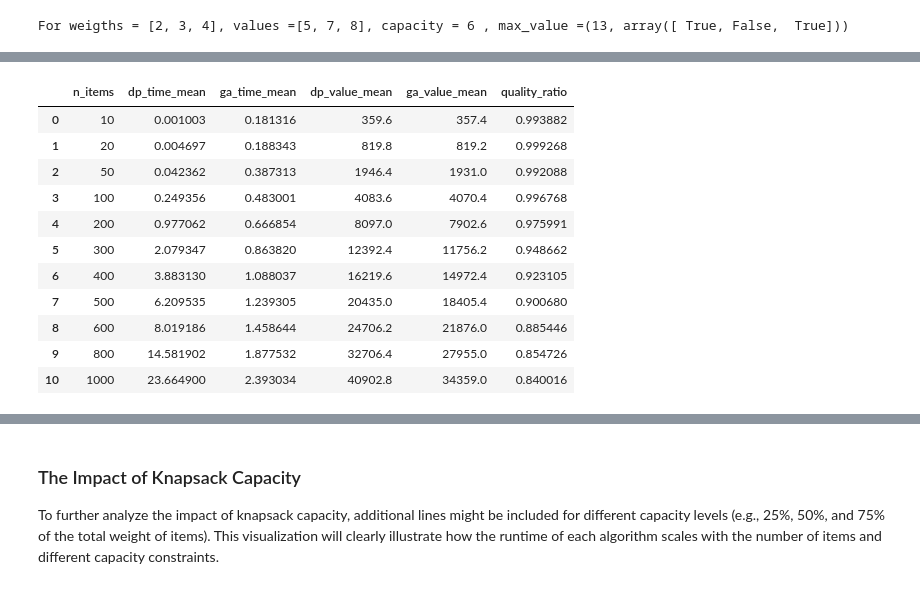
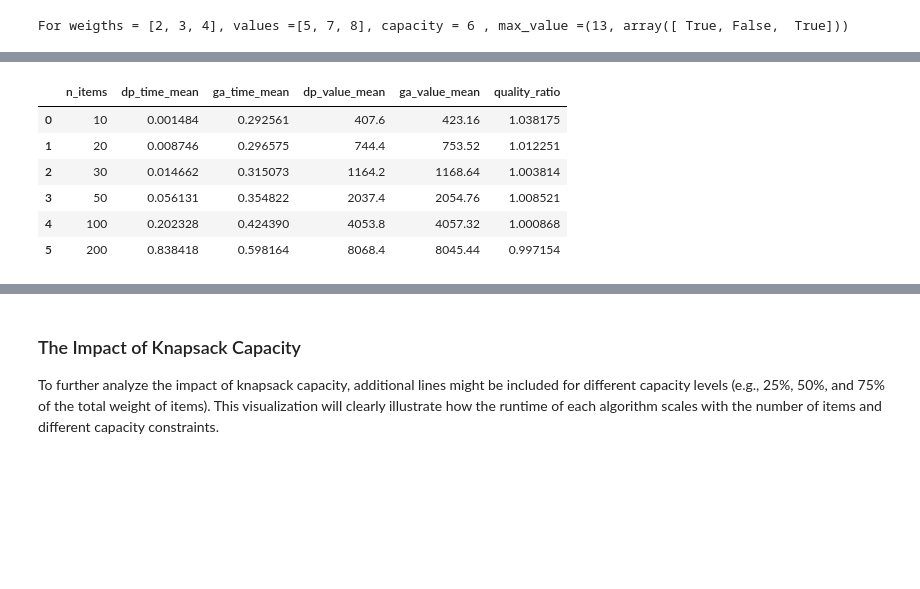
Before and after one commit to i11g/Math-Project, a Jupyter notebook: Math Project.ipynb, the cells around one changed output, grey strips where cells are left out. Drawn from its saved outputs; the diff is of its cells as text; code cells hidden in the pictures; blank space fills up the shorter version.

```diff
--- a/Math Project.ipynb
+++ b/Math Project.ipynb
@@ -310,11 +302,21 @@ The algoritm returns the best value and its corresponding binary vector.
 # %%
 def solve_knapsack_ga(weights, values, capacity, population_size=100, num_generations=200,
-                      mutation_rate=0.01, tournament_size=3, elitism=True):
+                      mutation_rate=0.01, tournament_size=3, elitism=True, penalty_coef=None):
 
     n = len(weights)
+
+    if penalty_coef is None:
+        penalty_coef = float(values.sum()) / float(weights.sum())
+
     def fitness(ind):
-        total_w = int((weights * ind).sum())
-        return int((values * ind).sum()) if total_w <= capacity else 0
+        total_w = float((weights * ind).sum())
+        total_v = float((values * ind).sum())
+        if total_w <= capacity:
+            return total_v
+        else:
+            # penalize by how much we exceed the capacity
+            overweight = total_w - capacity
+            return total_v - penalty_coef * overweight
 
     def create():
         return np.random.randint(0, 2, size=n)
@@ -340,7 +342,7 @@ def solve_knapsack_ga(weights, values, capacity, population_size=100, num_genera
         idx = int(np.argmax(fits))
         if fits[idx] > best_val:
             best_val, best_ind = fits[idx], pop[idx].copy()
-        new_pop = []
+             new_pop = []
         if elitism:
             new_pop.append(best_ind.copy())
         while len(new_pop) < population_size:
@@ -462,7 +418,8 @@ def run_ga(weights, values, capacity, params):
         num_generations=params['num_generations'],
         mutation_rate=params['mutation_rate'],
         tournament_size=params['tournament_size'],
-        elitism=params['elitism']
+        elitism=params['elitism'],
+        penalty_coef=params.get('penalty_coef', None)
     )
     return value, selected, time.perf_counter() - t0
 
@@ -474,8 +431,8 @@ def benchmark_with_quality(ns, repeats=5, ga_params=None):
             'num_generations': 200,
             'mutation_rate': 0.01,
             'tournament_size': 3,
-            'elitism': True
-        }
+            'elitism': True,
+            'penalty_coef': 0.8}
     results = []
     for n in ns:
         dp_times, ga_times = [], []
@@ -485,79 +442,40 @@ def benchmark_with_quality(ns, repeats=5, ga_params=None):
             val_dp, _, t_dp = run_dp(w, v, C)
             val_ga, _, t_ga = run_ga(w, v, C, ga_params)
             dp_times.append(t_dp)
             ga_times.append(t_ga)
             dp_vals.append(val_dp)
             ga_vals.append(val_ga)
         mean_dp_val = np.mean(dp_vals)
         mean_ga_val = np.mean(ga_vals)
         results.append({
             'n_items': n,
             'dp_time_mean': np.mean(dp_times),
             'ga_time_mean': np.mean(ga_times),
             'dp_value_mean': mean_dp_val,
             'ga_value_mean': mean_ga_val,
             'quality_ratio': mean_ga_val / mean_dp_val
         })
     return pd.DataFrame(results)
 
 # Define and run
-ns = [10, 20, 50, 100, 200, 300, 400, 500, 600, 800]
+ns = [10, 20, 30, 50, 100, 200,]
 ga_params = {
     'population_size': 100,
     'num_generations': 200,
     'mutation_rate': 0.01,
     'tournament_size': 3,
-    'elitism': True
-}
+    'elitism': True,
+    'penalty_coef': 0.8}
+
 df_quality = benchmark_with_quality(ns, repeats=5, ga_params=ga_params)
 
 # Display results
 display(df_quality)
-
-def benchmark_varying_capacity(ns, capacity_factors, repeats=3, ga_params=None):
-    if ga_params is None: ga_params = {
-            'population_size': 100,
-            'num_generations': 200,
-            'mutation_rate': 0.01,
-            'tournament_size': 3,
-            'elitism': True }
-    records = []
-    for n in ns:
-        for cf in capacity_factors:
-            dp_times, ga_times = [], []
-            dp_vals, ga_vals = [], []
-            for _ in range(repeats):
-                w, v, C = generate_knapsack_instance(n, capacity_factor=cf)
-                val_dp, _, t_dp = run_dp(w, v, C)
-                val_ga, _, t_ga = run_ga(w, v, C, ga_params)
-                dp_times.append(t_dp); dp_vals.append(val_dp)
-                ga_times.append(t_ga); ga_vals.append(val_ga)
-            records.append({
-                'n_items': n,
-                'capacity_factor': cf,
-                'dp_time_mean': np.mean(dp_times),
-                'ga_time_mean': np.mean(ga_times),
-                'dp_value_mean': np.mean(dp_vals),
-                'ga_value_mean': np.mean(ga_vals),
-                'quality_ratio': np.mean(ga_vals) / np.mean(dp_vals)
-            })
-    return pd.DataFrame(records)
-
-# Example usage:
-ns = [20, 50, 100, 200, 300]
-cfs = [0.25, 0.5, 0.75]
-df_cap = benchmark_varying_capacity(ns, cfs, repeats=3, ga_params=ga_params)
-display(df_cap)
 # %% [output]
 |  | n_items | dp_time_mean | ga_time_mean | dp_value_mean | ga_value_mean | quality_ratio |
-| 0 | 10 | 0.001003 | 0.181316 | 359.6 | 357.4 | 0.993882 |
-| 1 | 20 | 0.004697 | 0.188343 | 819.8 | 819.2 | 0.999268 |
-| 2 | 50 | 0.042362 | 0.387313 | 1946.4 | 1931.0 | 0.992088 |
-| 3 | 100 | 0.249356 | 0.483001 | 4083.6 | 4070.4 | 0.996768 |
-| 4 | 200 | 0.977062 | 0.666854 | 8097.0 | 7902.6 | 0.975991 |
-| 5 | 300 | 2.079347 | 0.863820 | 12392.4 | 11756.2 | 0.948662 |
-| 6 | 400 | 3.883130 | 1.088037 | 16219.6 | 14972.4 | 0.923105 |
-| 7 | 500 | 6.209535 | 1.239305 | 20435.0 | 18405.4 | 0.900680 |
-| 8 | 600 | 8.019186 | 1.458644 | 24706.2 | 21876.0 | 0.885446 |
-| 9 | 800 | 14.581902 | 1.877532 | 32706.4 | 27955.0 | 0.854726 |
-| 10 | 1000 | 23.664900 | 2.393034 | 40902.8 | 34359.0 | 0.840016 |
+| 0 | 10 | 0.001484 | 0.292561 | 407.6 | 423.16 | 1.038175 |
+| 1 | 20 | 0.008746 | 0.296575 | 744.4 | 753.52 | 1.012251 |
+| 2 | 30 | 0.014662 | 0.315073 | 1164.2 | 1168.64 | 1.003814 |
+| 3 | 50 | 0.056131 | 0.354822 | 2037.4 | 2054.76 | 1.008521 |
+| 4 | 100 | 0.202328 | 0.424390 | 4053.8 | 4057.32 | 1.000868 |
+| 5 | 200 | 0.838418 | 0.598164 | 8068.4 | 8045.44 | 0.997154 |
```
Also changed, not shown: parts of 26 cells of this notebook, 16 other files.
